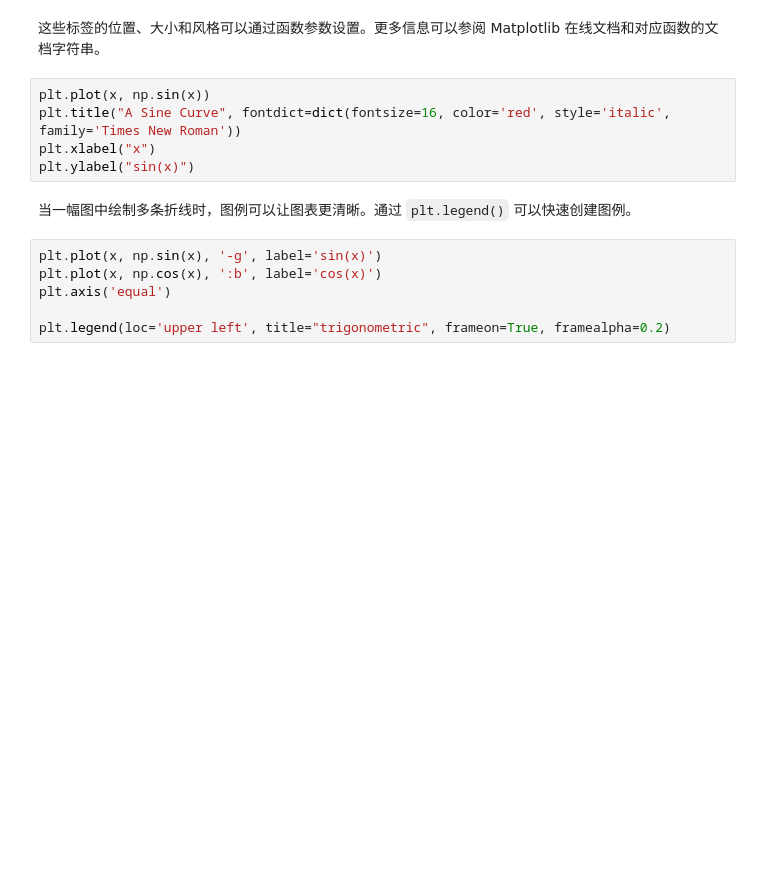
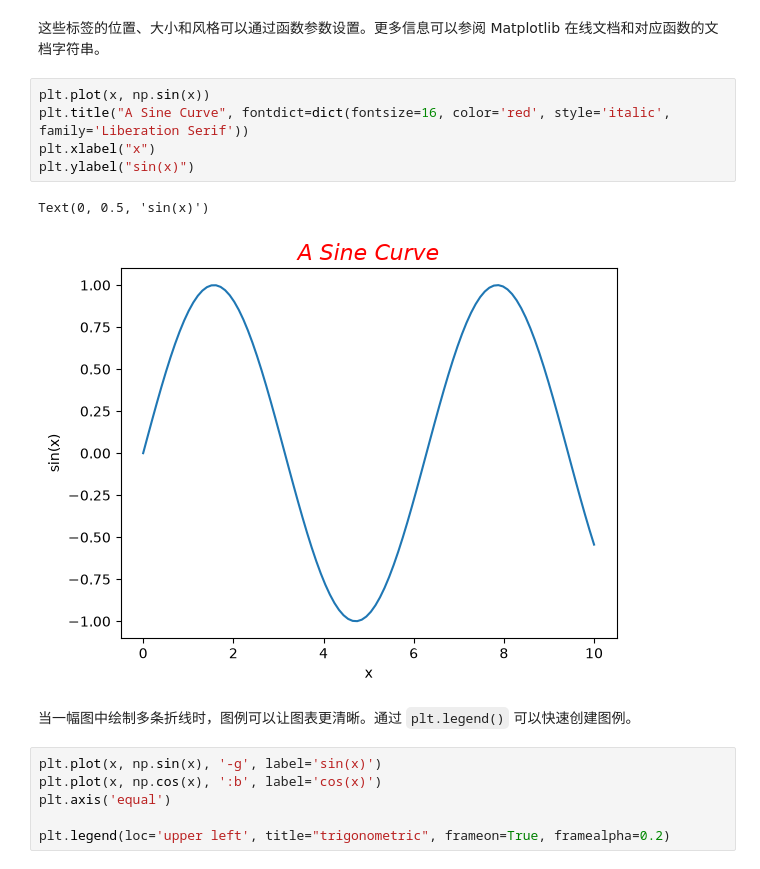
Before and after one commit to SagaxMaxwell/code, a Jupyter notebook: src/python_notes/tutorials/data_analysis/matplotlib.ipynb, the cells around one changed output. Saved outputs shown, nothing was run; the diff lists cells and outputs as text; blank space fills up the shorter version.

```diff
--- a/src/python_notes/tutorials/data_analysis/matplotlib.ipynb
+++ b/src/python_notes/tutorials/data_analysis/matplotlib.ipynb
@@ -186,9 +236,12 @@ plt.tick_params(labelsize = 20)
 这些标签的位置、大小和风格可以通过函数参数设置。更多信息可以参阅 Matplotlib 在线文档和对应函数的文档字符串。
 # %%
 plt.plot(x, np.sin(x))
-plt.title("A Sine Curve", fontdict=dict(fontsize=16, color='red', style='italic', family='Times New Roman'))
+plt.title("A Sine Curve", fontdict=dict(fontsize=16, color='red', style='italic', family='Liberation Serif'))
 plt.xlabel("x")
 plt.ylabel("sin(x)")
+# %% [output]
+Text(0, 0.5, 'sin(x)')
+[figure, added]
 # %% [markdown]
 当一幅图中绘制多条折线时，图例可以让图表更清晰。通过 `plt.legend()` 可以快速创建图例。
 # %%
```
Also changed, not shown: parts of 61 cells of this notebook, 14 other files.
